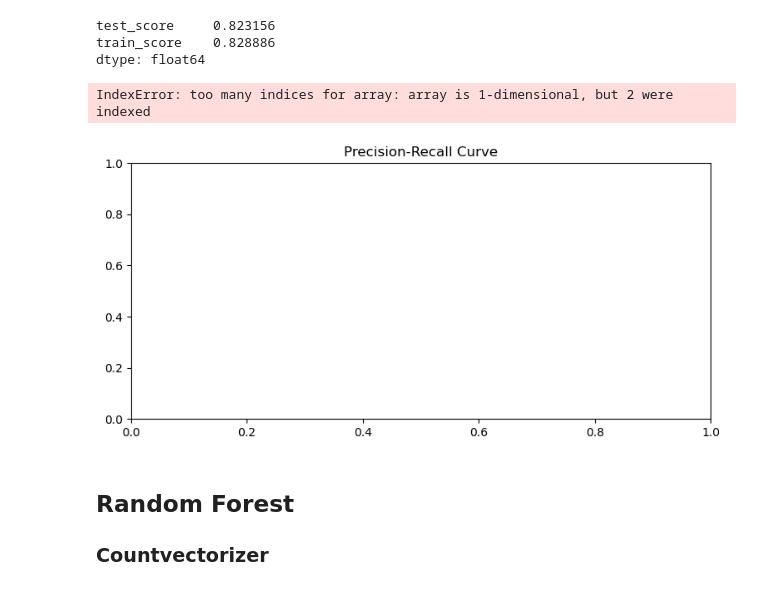
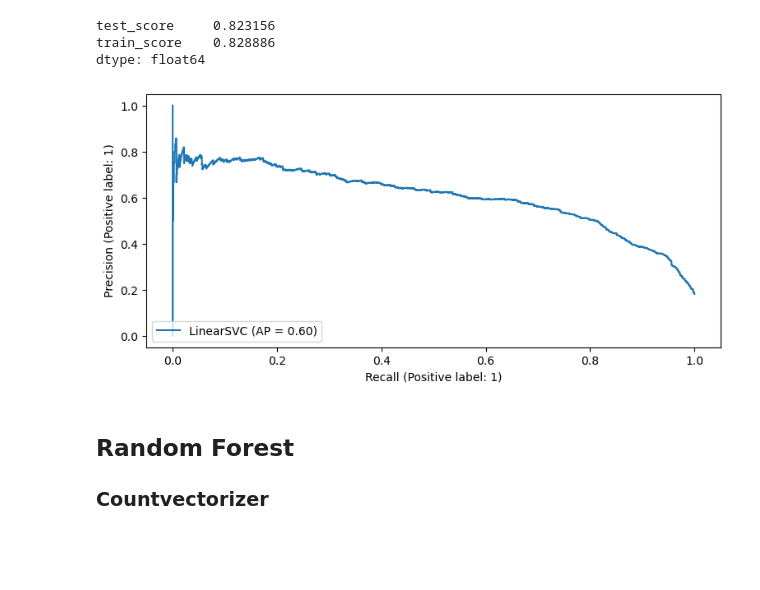
Before and after one commit to yildirimdata/NLP, a Jupyter notebook: NLP_Sentiment_Analysis_Project.ipynb, the cells around one changed output. Saved outputs shown, nothing was run; the diff lists cells and outputs as text; code cells hidden in the pictures; blank space fills up the shorter version.

```diff
--- a/NLP_Sentiment_Analysis_Project.ipynb
+++ b/NLP_Sentiment_Analysis_Project.ipynb
@@ -940,18 +938,13 @@ df_scores.mean()[2:]
 test_score     0.823156
 train_score    0.828886
 dtype: float64
-# %%
-model = LinearSVC(C=0.001, class_weight="balanced")
-
-model.fit(X_train_tf_idf, y_train)
-
-decision_function = model.decision_function(X_test_tf_idf)
-
-plot_precision_recall(y_test, decision_function)
-plt.show();
-# %% [output]
-IndexError: too many indices for array: array is 1-dimensional, but 2 were indexed
-[figure, removed]
+# %%
+from sklearn.metrics import PrecisionRecallDisplay
+display = PrecisionRecallDisplay.from_estimator(
+    svc, X_test_count, y_test
+)
+# %% [output]
+[figure, added]
 # %%
 y_pred = svc.predict(X_test_tf_idf)
 svc_tfidf_rec_neg = recall_score(y_test, y_pred)
```
Also changed, not shown: parts of 3 cells of this notebook.
